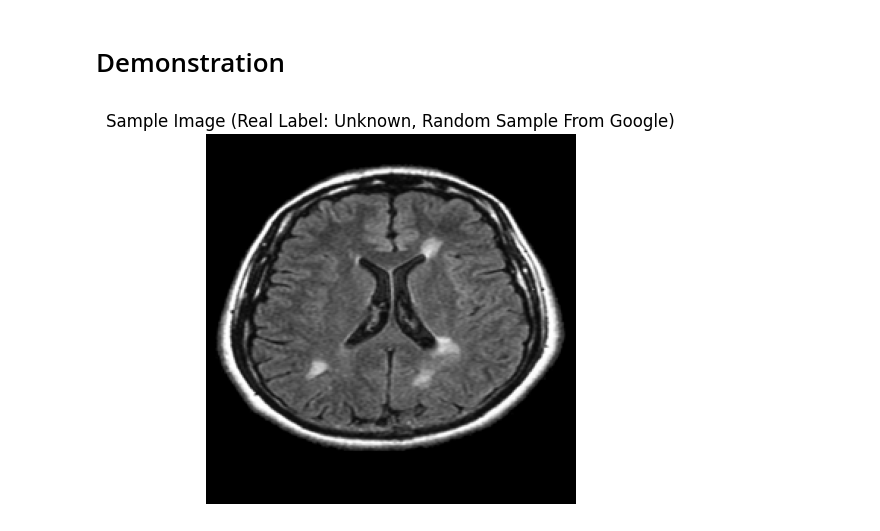
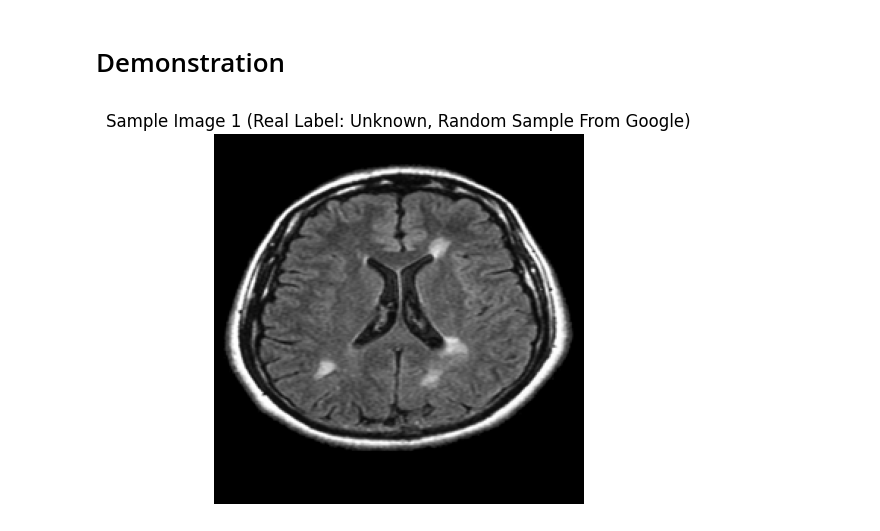
Before and after one commit to ToaStyToaFu/CompBioAoL, a Jupyter notebook: main.ipynb, the cells around one changed output. Drawn from its saved outputs; the diff is of its cells as text; code cells hidden in the pictures.

```diff
--- a/main.ipynb
+++ b/main.ipynb
@@ -210,30 +210,30 @@ model.save('model.keras')
 # %%
 from tensorflow.keras.models import load_model
 from PIL import Image
 
 model_path = 'model.keras'
 model = load_model(model_path)
 
 # Load and preprocess the sample image
 demo_path = 'data/CC7C8857-F56B-4524-8E66-A5DD0D03B16F-540x800.jpeg'
 img = Image.open(demo_path).resize((244, 244))
 img_array = np.array(img)
 img_preprocessed = tf.keras.applications.mobilenet_v2.preprocess_input(img_array)
 
 plt.imshow(img)
 plt.axis('off')
-plt.title('Sample Image (Real Label: Unknown, Random Sample From Google)')
+plt.title('Sample Image 1 (Real Label: Unknown, Random Sample From Google)')
 plt.show()
 
 # Expand dimensions to match the input shape of the model
 img_preprocessed = np.expand_dims(img_preprocessed, axis=0)
 
 prediction = model.predict(img_preprocessed)
 
 class_labels = ['Mild Demented', 'Moderate Demented', 'Non Demented', 'Very Mild Demented']
 predicted_class = class_labels[np.argmax(prediction)]
 
 print(f'Predicted Class: {predicted_class}')
 print(f'Prediction Confidence: {prediction}')
 # %% [output]
-[figure, old version]
+[figure, new version]
```
Also changed, not shown: parts of 3 cells of this notebook.
